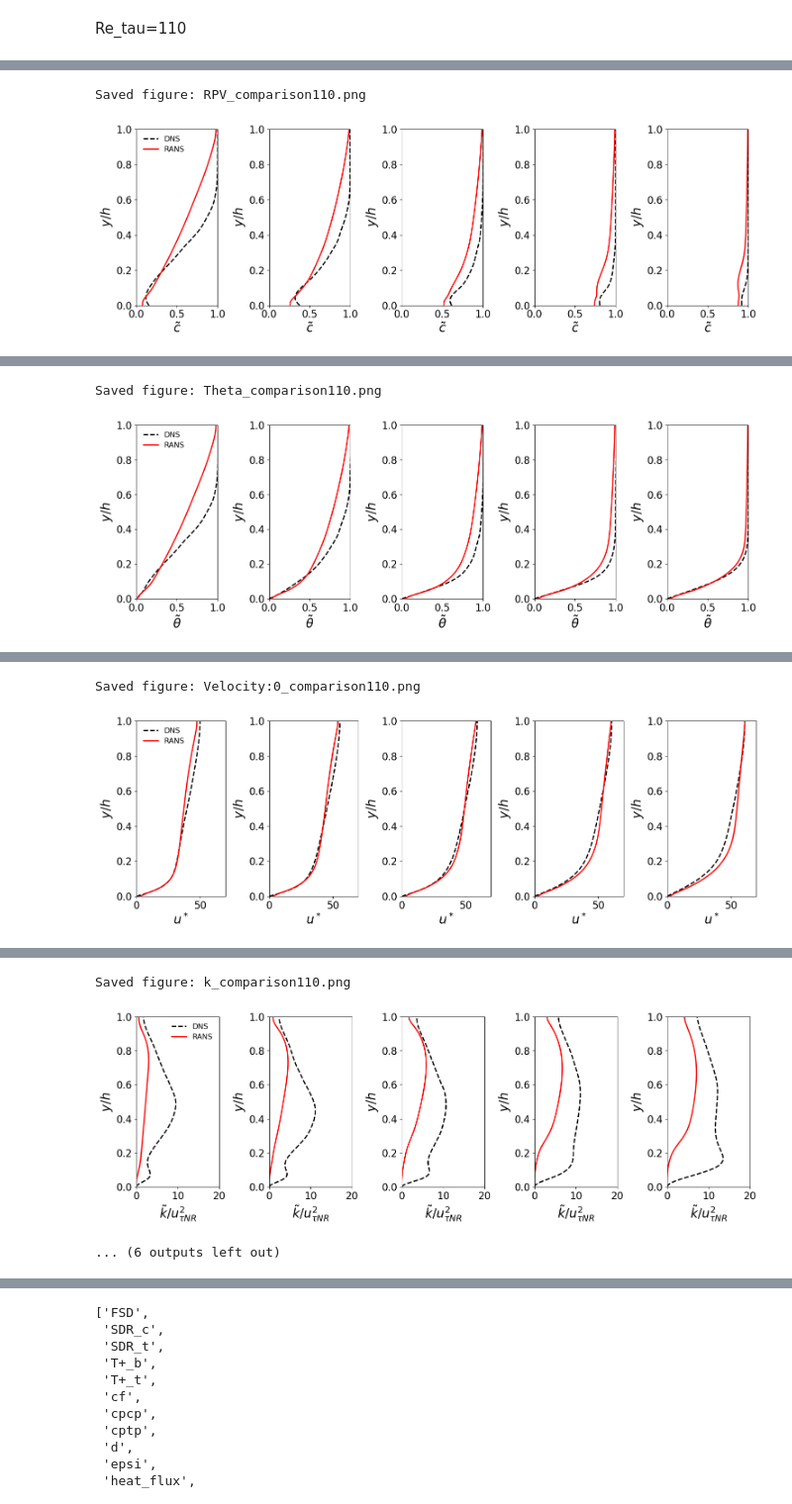
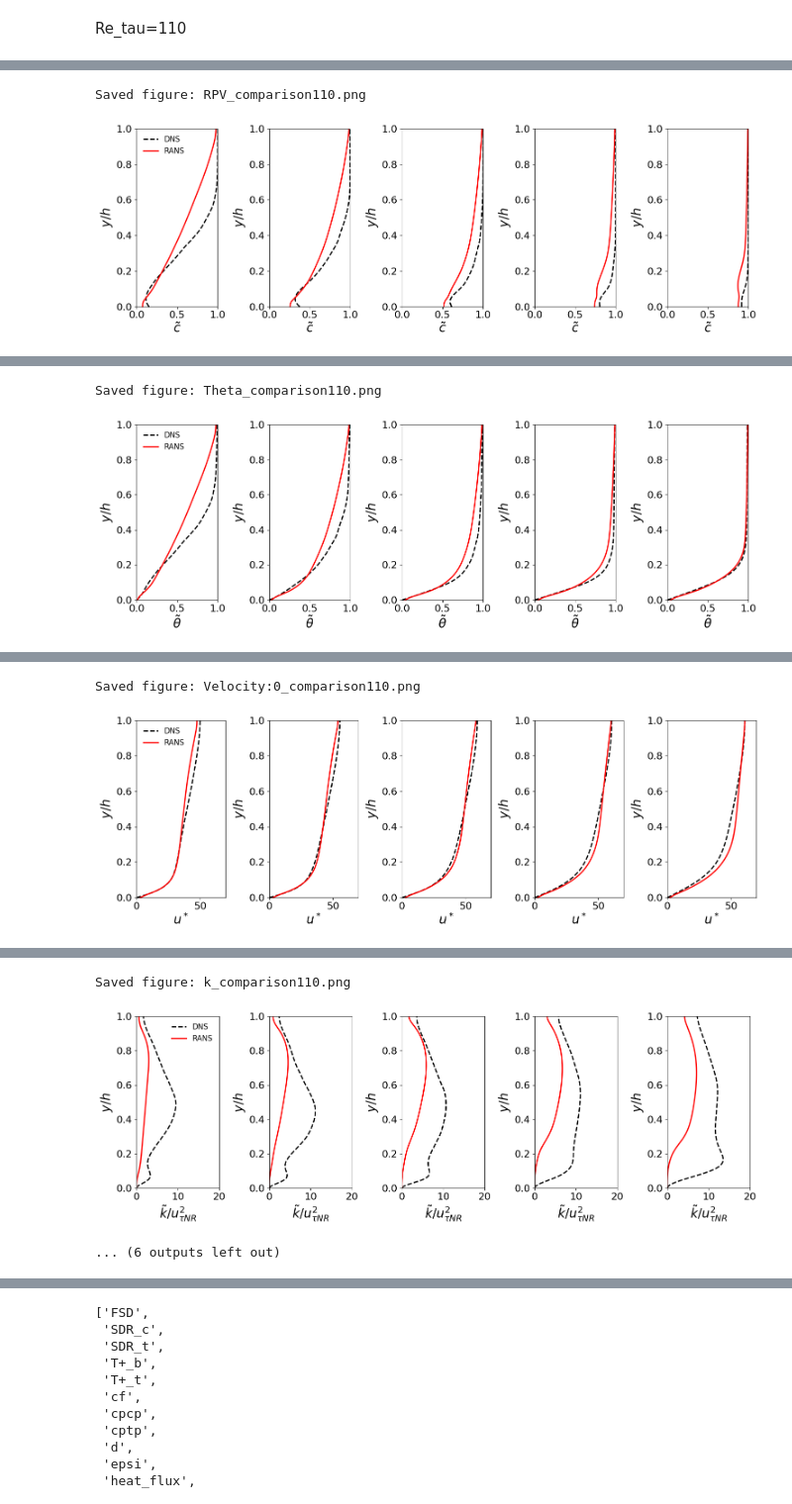
Before and after one commit to UniCandice/SDR_paper, a Jupyter notebook: SDR_lineplot.ipynb, the cells around one changed output, grey strips where cells are left out. Shown at 99% size. Saved outputs shown, nothing was run; the diff lists cells and outputs as text; code cells hidden in the pictures.

```diff
--- a/SDR_lineplot.ipynb
+++ b/SDR_lineplot.ipynb
@@ -108,7 +115,7 @@ x_limits = {
     'Velocity:0': [0, 70],
     'k': [0, 20],
     'source_term': [0, 4],
-    'SDR_c': [0, 2.0]
+    'SDR_c': [0, 0.2]
 }
 
 # X-axis labels for each variable
@@ -121,6 +128,9 @@ x_labels = {
     'SDR_c': r'$\tilde{\epsilon}_c\times\delta_{th}/S_L$'
 }
 
+# Multiplication factor for SDR_c
+sdr_c_factor = 0.04 / 0.7
+
 # Loop through each variable and create a separate figure
 for variable in variables_to_plot:
     fig, axes = plt.subplots(nrows=1, ncols=5, figsize=(15, 5), constrained_layout=True)
@@ -129,7 +139,7 @@ for variable in variables_to_plot:
         ax = axes[i]
 
         # Plot DNS data
-        dns_filepath = f'/home/campus.ncl.ac.uk/nll93/Documents/code_saturne_simulations/SDR_paper/Re110/DNS_x{x_h}.csv'
+        dns_filepath = f'/content/drive/MyDrive/SDR_paper/Re110/DNS_x{x_h}.csv'
         dns_data = pd.read_csv(dns_filepath)
 
         # Modify 'reac' to '-reac' in the DNS data
@@ -137,9 +147,20 @@ for variable in variables_to_plot:
             dns_data['reac'] = -dns_data['reac']
 
 
+
+        # If the variable is 'Theta', apply the multiplication factor
+        if variable == 'Theta':
+            dns_data[variable_mapping[variable]] *= 0.98
+
+
         # Plot grad data
-        grad_filepath = f'/home/campus.ncl.ac.uk/nll93/Documents/code_saturne_simulations/SDR_paper/Re110/grad2_x{x_h}.csv'
+        grad_filepath = f'/content/drive/MyDrive/SDR_paper/Re110/grad2_x{x_h}.csv'
         grad_data = pd.read_csv(grad_filepath)
+
+        # If the variable is 'SDR_c', apply the multiplication factor
+        if variable == 'SDR_c':
+            dns_data[variable_mapping[variable]] *= sdr_c_factor
+            grad_data[variable] *= sdr_c_factor
 
         ax.plot(dns_data[variable_mapping[variable]], dns_data['Points:1'], label='DNS', color='black', linewidth=2, linestyle='--')
         ax.plot(grad_data[variable], grad_data['Points:1'], label='RANS', color='red', linewidth=2)
@@ -177,2 +198,2 @@ The PostScript backend does not support transparency; partially transparent arti
 Saved figure: Theta_comparison110.png
-[figure, old version]
+[figure, new version]
```
Also changed, not shown: parts of 4 cells of this notebook.
